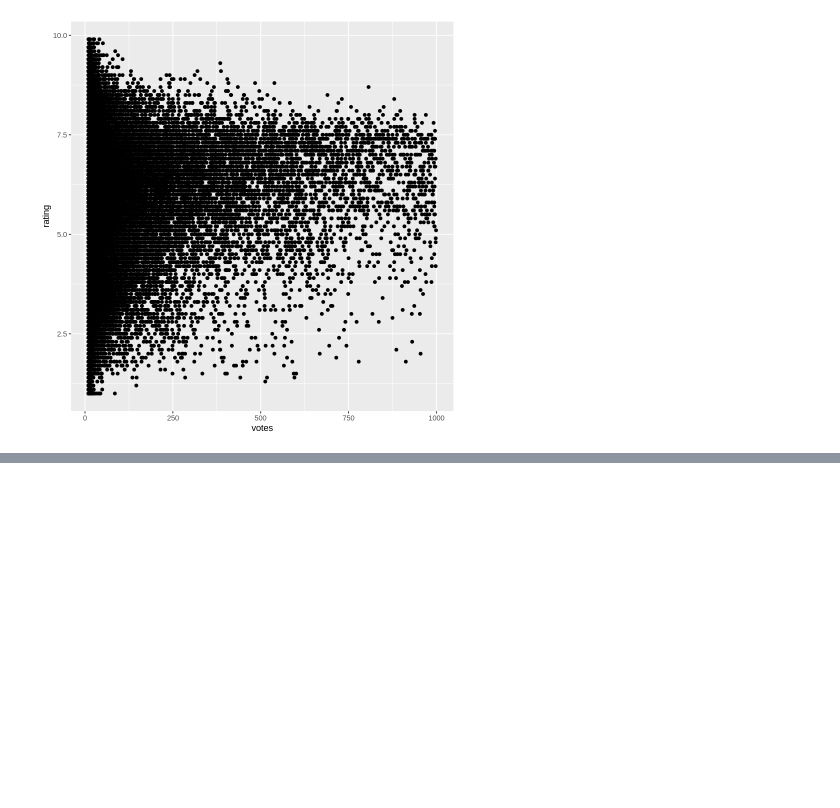
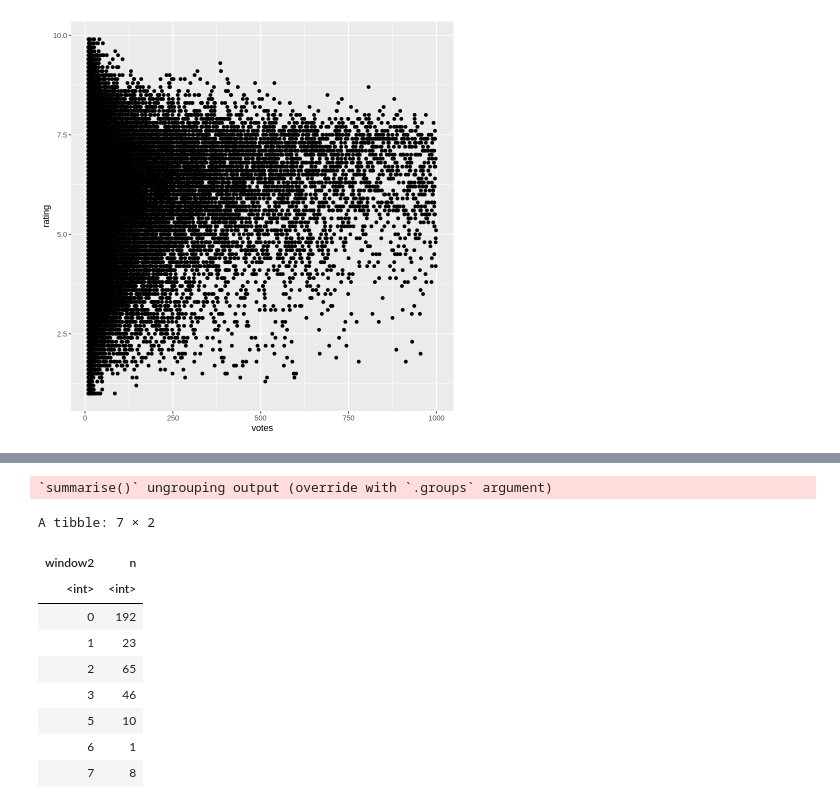
Before and after one commit to Skalas/Matematicas-computacionales-fall2020, a Jupyter notebook: alumnos/PauDelValle/Clases_R/0-ejercicios.ipynb, the cells around one changed output, grey strips where cells are left out. Cells and saved outputs as stored; diff of their text form; code cells hidden in the pictures; blank space fills up the shorter version.

```diff
--- a/alumnos/PauDelValle/Clases_R/0-ejercicios.ipynb
+++ b/alumnos/PauDelValle/Clases_R/0-ejercicios.ipynb
@@ -174,0 +189,16 @@ data('movielens')
+# %%
+vlt %>%
+group_by(window2) %>%
+summarise(n = n())
+# %% [output]
+`summarise()` ungrouping output (override with `.groups` argument)
+A tibble: 7 × 2
+| window2 | n |
+| <int> | <int> |
+| 0 | 192 |
+| 1 | 23 |
+| 2 | 65 |
+| 3 | 46 |
+| 5 | 10 |
+| 6 | 1 |
+| 7 | 8 |
```
Also changed, not shown: parts of 15 cells of this notebook.
